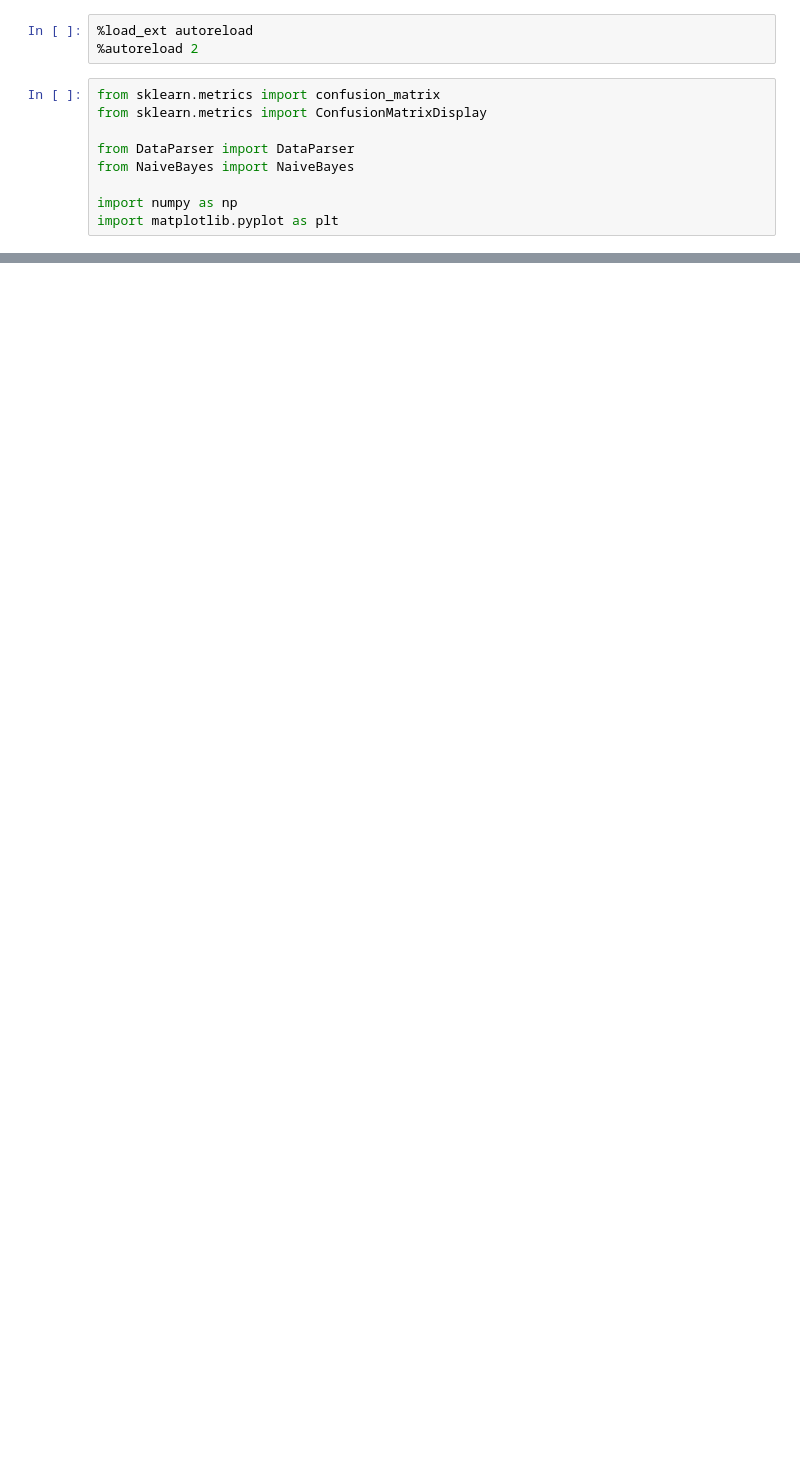
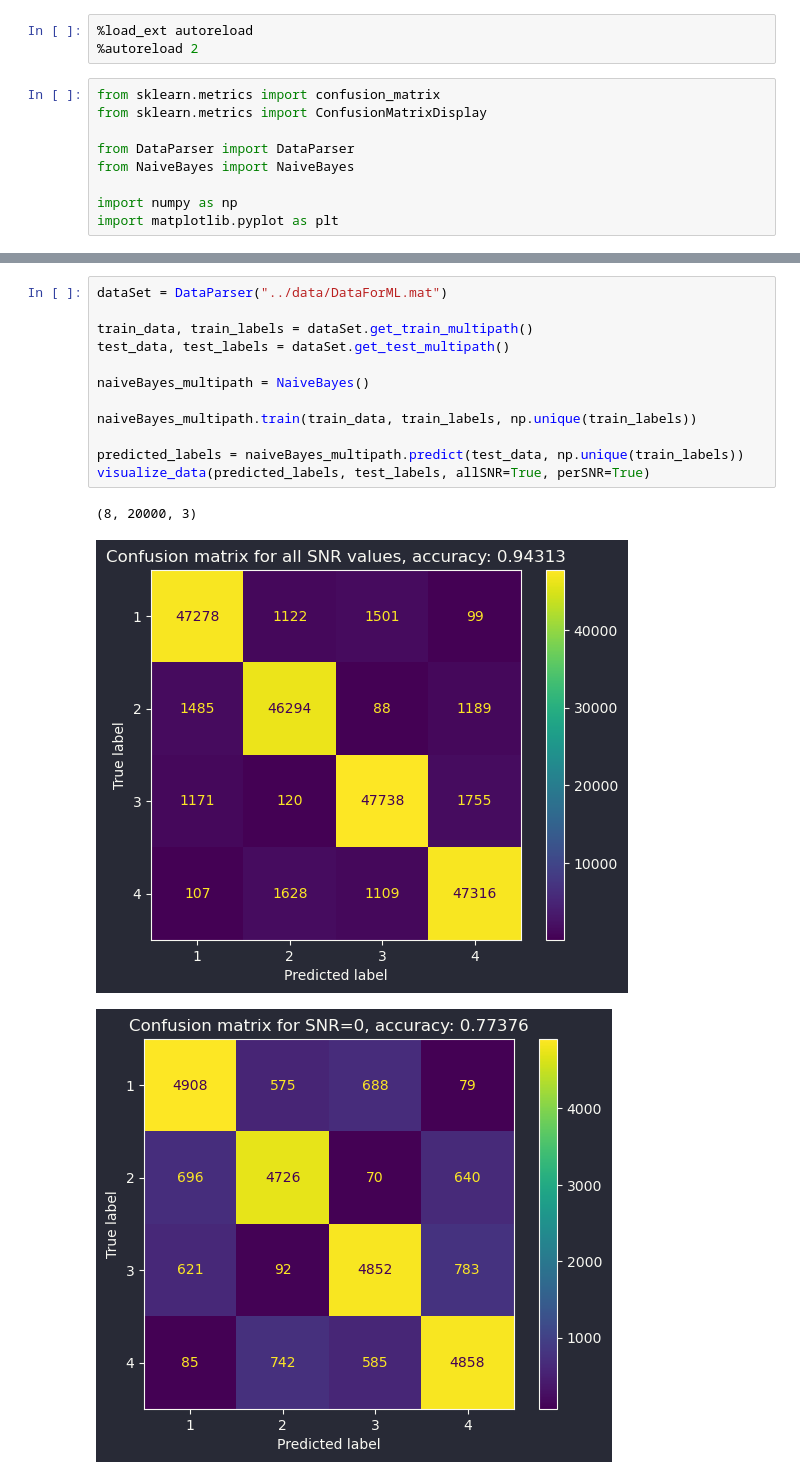
Before and after one commit to MatejaStojkovic/OTE_ETF_2023_project, a Jupyter notebook: src/naive_bayes.ipynb, the cells around one changed output, grey strips where cells are left out. Cells and saved outputs as stored; diff of their text form; blank space fills up the shorter version.

```diff
--- a/src/naive_bayes.ipynb
+++ b/src/naive_bayes.ipynb
@@ -44,0 +74,16 @@ for i in range(8):
+# %%
+dataSet = DataParser("../data/DataForML.mat")
+
+train_data, train_labels = dataSet.get_train_multipath()
+test_data, test_labels = dataSet.get_test_multipath()
+
+naiveBayes_multipath = NaiveBayes()
+
+naiveBayes_multipath.train(train_data, train_labels, np.unique(train_labels))
+
+predicted_labels = naiveBayes_multipath.predict(test_data, np.unique(train_labels))
+visualize_data(predicted_labels, test_labels, allSNR=True, perSNR=True)
+# %% [output]
+(8, 20000, 3)
+[figure, added]
+[figure, added]
```
Also changed, not shown: parts of 5 cells of this notebook, 2 other files.
